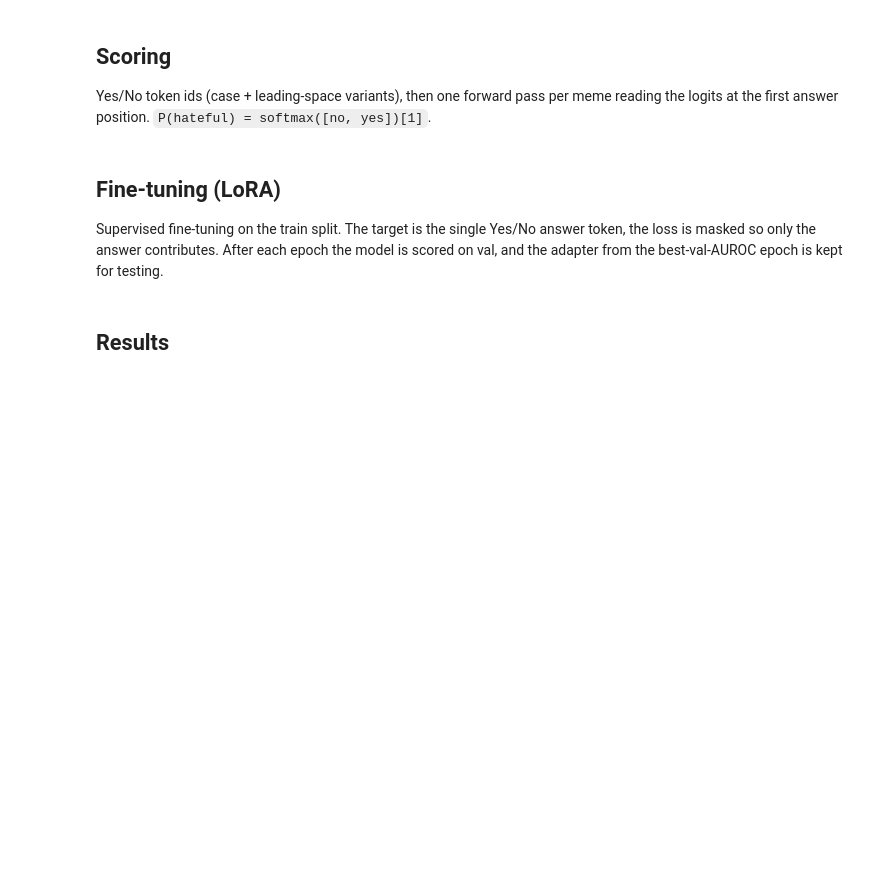
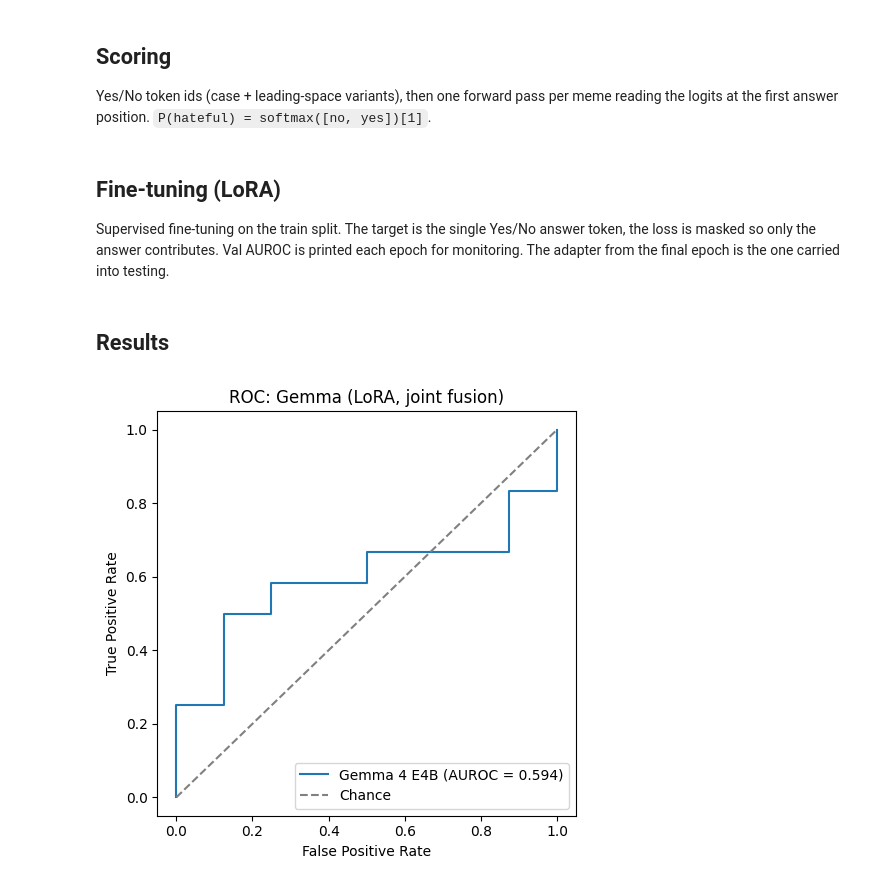
Before and after one commit to Marko-Ivanovski/iis_project, a Jupyter notebook: Notebooks/single_multimodal_model.ipynb, the cells around one changed output. Drawn from its saved outputs; the diff is of its cells as text; code cells hidden in the pictures; blank space fills up the shorter version.

```diff
--- a/Notebooks/single_multimodal_model.ipynb
+++ b/Notebooks/single_multimodal_model.ipynb
@@ -97,24 +123,30 @@ model.config.use_cache = False
 model.gradient_checkpointing_enable()
 model.enable_input_require_grads()
 
-PROJ = ("q_proj", "k_proj", "v_proj", "o_proj", "gate_proj", "up_proj", "down_proj")
+def tower(name):
+    if "language_model" in name or "text_model" in name:
+        return "language"
+    if any(k in name for k in ("multi_modal", "mm_", "projector", "connector", "embed_vision")):
+        return "connector"
+    if any(k in name for k in ("vision", "siglip", "mobilenet", "timm", "image")):
+        return "vision"
+    if any(k in name for k in ("audio", "usm", "conformer")):
+        return "audio"
+    return "other"
+
+PROJ = ("q_proj", "k_proj", "v_proj", "o_proj", "gate_proj", "up_proj", "down_proj",
+        "out_proj", "fc1", "fc2")
 
 def is_proj(name):
     parts = name.split(".")
     return parts[-1] in PROJ or (len(parts) >= 2 and parts[-2] in PROJ)
 
-lin4 = [n for n, m in model.named_modules() if isinstance(m, bnb.nn.Linear4bit) and is_proj(n)]
-lm = [n for n in lin4 if any(k in n for k in ("language_model", "text_model"))]
-target_modules = lm or [
-    n for n in lin4
-    if not any(t in n for t in ("vision", "audio", "multi_modal", "mm_", "siglip", "mobilenet", "timm"))
-]
+lin4 = [n for n, m in model.named_modules() if isinstance(m, bnb.nn.Linear4bit)]
 
-print(f"proj Linear4bit found: {len(lin4)} | LoRA targets: {len(target_modules)}")
-print("examples:", target_modules[:3] if target_modules else "NONE")
-if not target_modules:
-    print("TOP-LEVEL:", [n for n, _ in model.named_children()])
-    print("all proj Linear4bit:", lin4[:10])
+targets = [n for n in lin4 if tower(n) == "language" and is_proj(n)]
+if ADAPT_VISION:
+    targets += [n for n in lin4 if tower(n) in ("vision", "connector")]
+target_modules = sorted(set(targets))
 
 lora = LoraConfig(
     r=LORA_R,
@@ -127,7 +159,6 @@ lora = LoraConfig(
 
 model = get_peft_model(model, lora)
 model.print_trainable_parameters()
-print(f"GPU memory used: {torch.cuda.memory_allocated() / 1e9:.2f} GB")
 # %% [markdown]
 ## Scoring
 
@@ -166,7 +197,7 @@ def score(rows, split, desc):
 # %% [markdown]
 ## Fine-tuning (LoRA)
 
-Supervised fine-tuning on the train split. The target is the single Yes/No answer token, the loss is masked so only the answer contributes. After each epoch the model is scored on val, and the adapter from the best-val-AUROC epoch is kept for testing.
+Supervised fine-tuning on the train split. The target is the single Yes/No answer token, the loss is masked so only the answer contributes. Val AUROC is printed each epoch for monitoring. The adapter from the final epoch is the one carried into testing.
 # %%
 ANSWER = {1: "Yes", 0: "No"}
 
@@ -254,15 +280,17 @@ results
 # %%
 fpr, tpr, _ = roc_curve(labels, probs)
 
 plt.figure(figsize=(5, 5))
-plt.plot(fpr, tpr, label=f"Gemma 4 E4B LoRA (AUROC = {auc:.3f})")
+plt.plot(fpr, tpr, label=f"Gemma 4 E4B (AUROC = {auc:.3f})")
 plt.plot([0, 1], [0, 1], "--", color="gray", label="Chance")
 plt.xlabel("False Positive Rate")
 plt.ylabel("True Positive Rate")
 plt.title("ROC: Gemma (LoRA, joint fusion)")
 plt.legend(loc="lower right")
 plt.tight_layout()
 plt.show()
+# %% [output]
+[figure, added]
 # %%
 pd.DataFrame({
     "id":           [r["id"] for r in test_rows],
```
Also changed, not shown: parts of 9 cells of this notebook, 4 other files.
